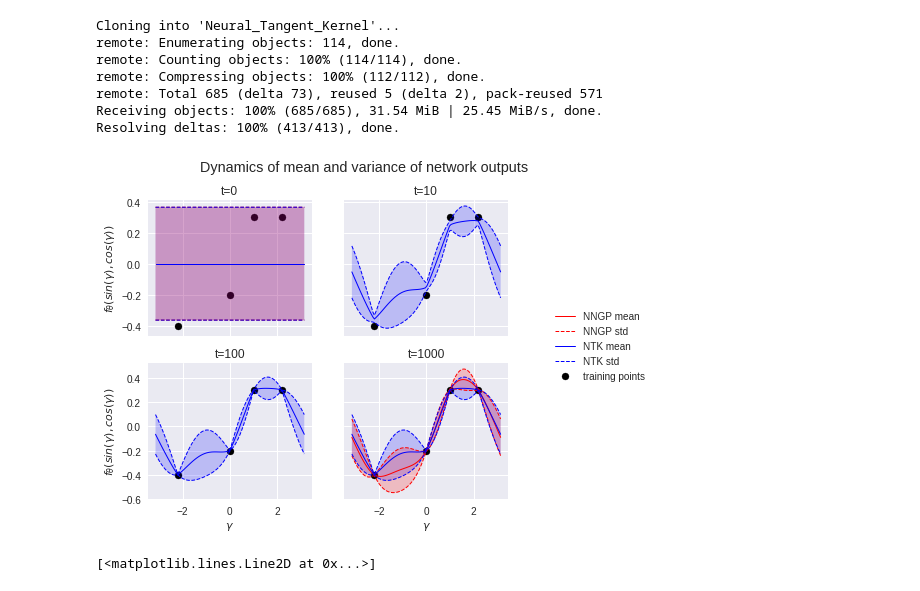
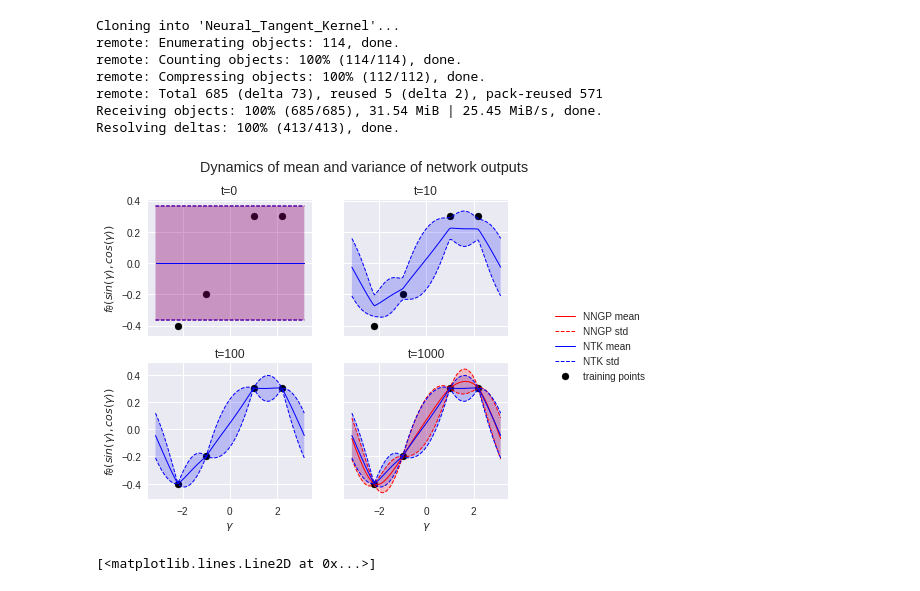
Before and after one commit to bobby-he/Neural_Tangent_Kernel, a Jupyter notebook: notebooks/anaytic_kernels.ipynb, the cells around one changed output. Drawn from its saved outputs; the diff is of its cells as text; code cells hidden in the pictures.

```diff
--- a/notebooks/anaytic_kernels.ipynb
+++ b/notebooks/anaytic_kernels.ipynb
@@ -34,7 +34,7 @@ use_cuda = True if torch.cuda.is_available() else False
 # to remove
 
 #gamma_data = torch.tensor(np.array([-2.2, -1, 1, 2.2]))
-gamma_data = torch.tensor(np.array([-2.2, 0, 1, 2.2]))
+gamma_data = torch.tensor(np.array([-2.2, -1, 1, 2.2]))
 n_train = len(gamma_data)
 target_data = torch.tensor(np.array([-0.4, -0.2, 0.3, 0.3])).float()
 input_data = circle_transform(gamma_data)
@@ -220,7 +220,7 @@ bias_variance = 0.1*0.1
 variance = 1
 input_dim = 2
 num_hidden_layers = 3
-eta = 1
+eta = 0.5
 
 deepArcCosine = DeepArcCosine(input_dim = input_dim, num_steps = num_hidden_layers, variance=variance, bias_variance = bias_variance)
 
@@ -291,34 +291,34 @@ ax3.plot(gamma_test.cpu().numpy(), NTK_means[2]-1.28*NTK_stds[2], color='blue',
 ax3.fill_between(gamma_test.cpu().numpy(), NTK_means[2]+1.28*NTK_stds[2], NTK_means[2]-1.28*NTK_stds[2], facecolor='blue', alpha=0.2)
 ax3.set_title('t=%i' %times[2])
 
 ax4.scatter(gamma_data.cpu().numpy(), target_data.cpu().numpy(), color='black',label = 'training points')
 ax4.plot(gamma_test.cpu().numpy(), posterior_mean, color='red',
            linestyle='-', alpha = 1,  label = 'NNGP mean', linewidth = 1)
 ax4.plot(gamma_test.cpu().numpy(), posterior_mean+1.28*posterior_std, color='red',
            linestyle='--', alpha = 1,  label = 'NNGP std', linewidth = 1)
 ax4.plot(gamma_test.cpu().numpy(), posterior_mean-1.28*posterior_std, color='red',
            linestyle='--', alpha = 1, linewidth = 1)
 ax4.plot(gamma_test.cpu().numpy(), NTK_means[3], color='blue',
            linestyle='-', alpha = 1,  label = 'NTK mean', linewidth = 1)
 ax4.plot(gamma_test.cpu().numpy(), NTK_means[3]+1.28*NTK_stds[3], color='blue',
            linestyle='--', alpha = 1,  label = 'NTK std', linewidth = 1)
 ax4.plot(gamma_test.cpu().numpy(), NTK_means[3]-1.28*NTK_stds[3], color='blue',
            linestyle='--', alpha = 1, linewidth = 1)
 ax4.fill_between(gamma_test.cpu().numpy(), NTK_means[3]+1.28*NTK_stds[3], NTK_means[3]-1.28*NTK_stds[3], facecolor='blue', alpha=0.2)
 ax4.fill_between(gamma_test.cpu().numpy(), posterior_mean+1.28*posterior_std, posterior_mean-1.28*posterior_std, facecolor='red', alpha=0.2)
 ax4.set_title('t=%i' %times[3])
 
 ax3.set_xlabel('$\gamma$')
 ax4.set_xlabel('$\gamma$')
 ax1.set_ylabel('$f_{ \\theta}(sin(\gamma),cos(\gamma))$')
 ax3.set_ylabel('$f_{ \\theta}(sin(\gamma),cos(\gamma))$')
 handles, labels = plt.gca().get_legend_handles_labels()
 by_label = OrderedDict(zip(labels, handles))
 f.legend(by_label.values(), by_label.keys(),loc=7)
 f.subplots_adjust(right=0.75)
 plt.show()
 # %% [output]
-[figure, old version]
+[figure, new version]
 # %%
 myNTK = NTK_analytic_pred(deepArcCosine,X,Y,X_star,times[i],eta,K,K_star,K_ss)
 NTKs = myNTK.get_NTK_s()
```
Also changed, not shown: parts of 3 cells of this notebook.
